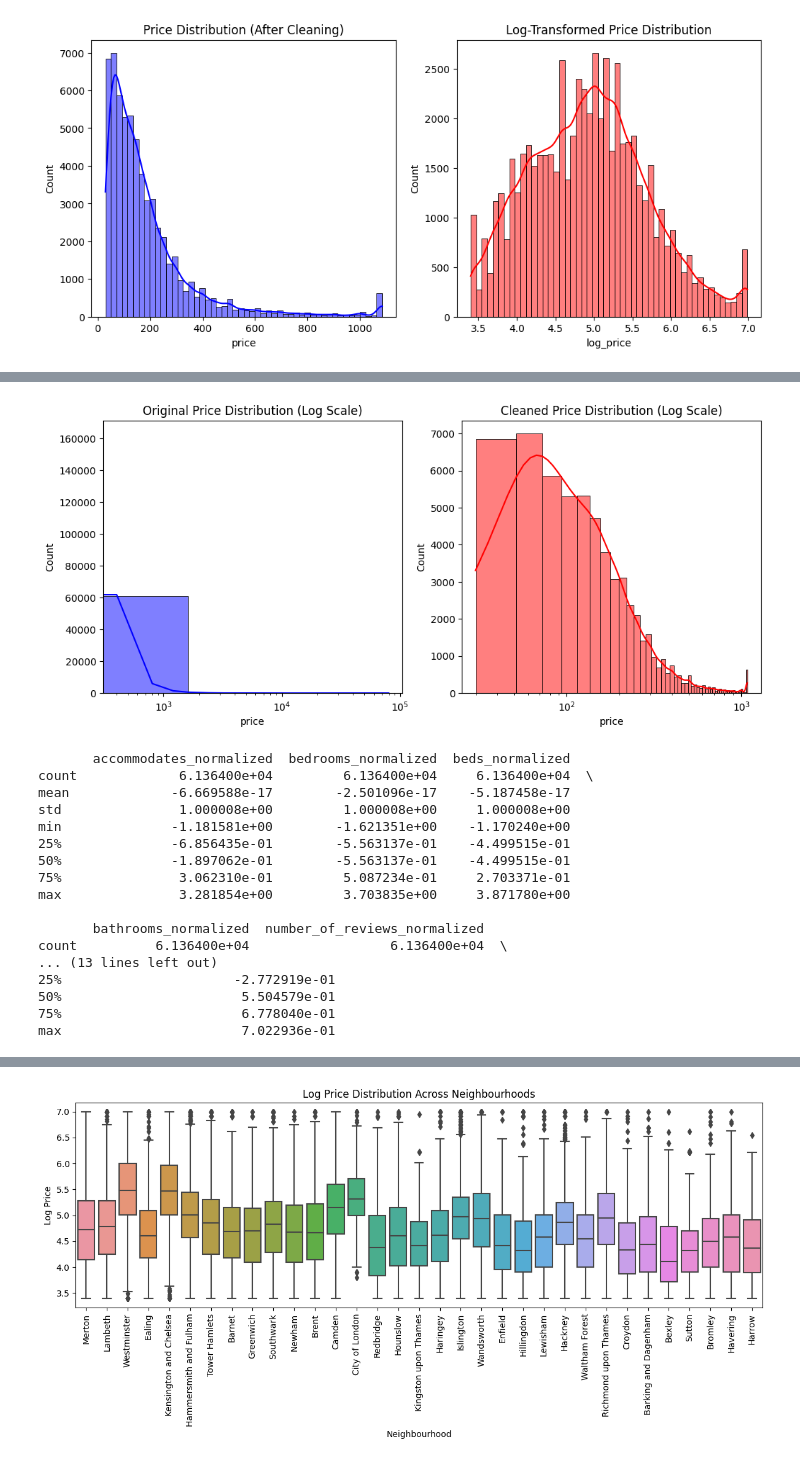
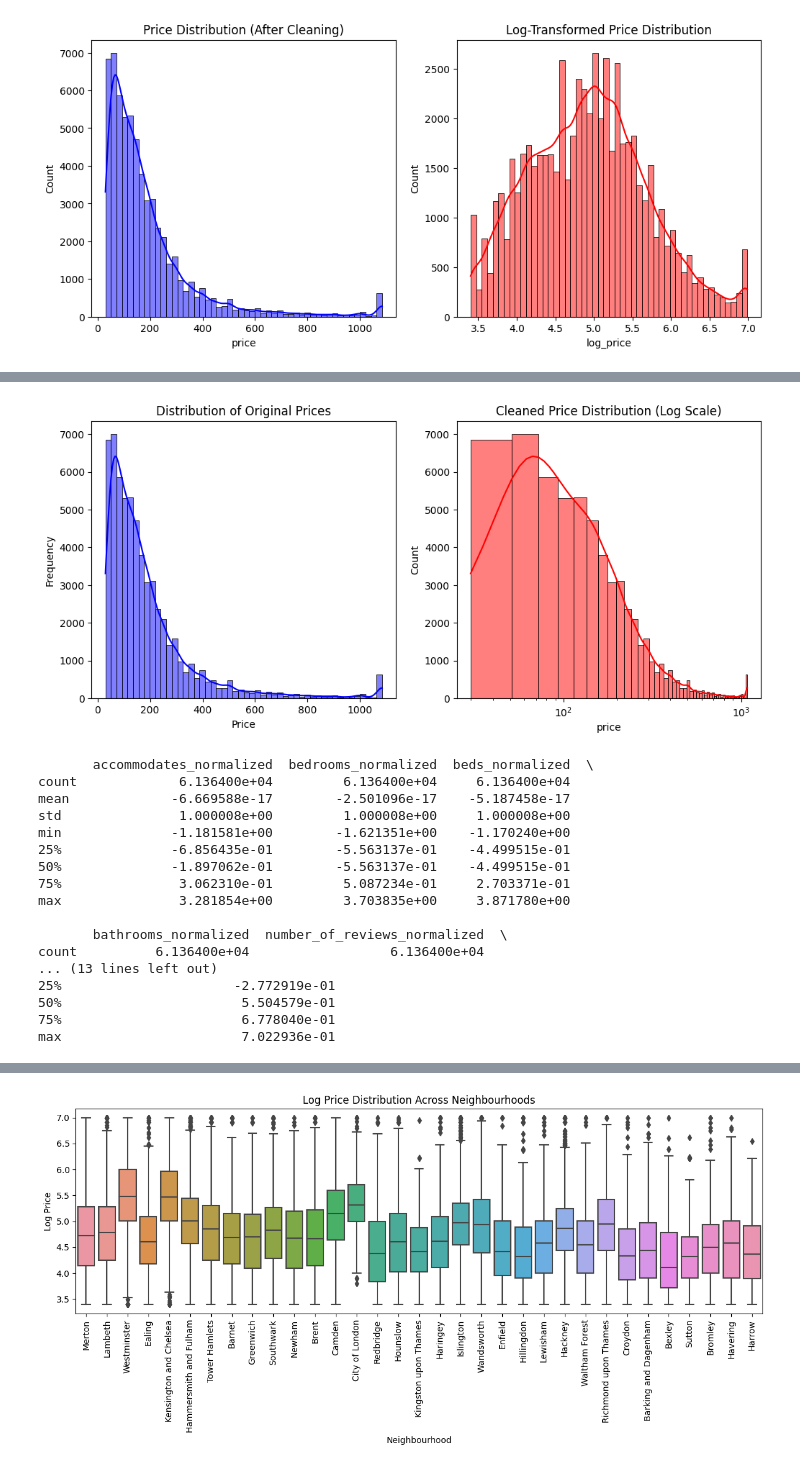
Before and after one commit to FP2003/AirBnB-Price-Prediction-System, a Jupyter notebook: fp100_jh851_final_solution.ipynb, the cells around one changed output, grey strips where cells are left out. Saved outputs shown, nothing was run; the diff lists cells and outputs as text; code cells hidden in the pictures.

```diff
--- a/fp100_jh851_final_solution.ipynb
+++ b/fp100_jh851_final_solution.ipynb
@@ -219,7 +219,7 @@ df['property_type_original'] = df['property_type']
 df['room_type_original'] = df['room_type']
 
 # One-Hot Encode categorical variables (new columns)
-df = pd.get_dummies(df, columns=['neighbourhood', 'property_type', 'room_type'], drop_first=True)
+df = pd.get_dummies(df, columns=['neighbourhood', 'property_type', 'room_type'])
 
 # Check updated shape
 print("Shape after encoding with preserved original columns:", df.shape)
@@ -324,21 +334,21 @@ plt.show()
 # %%
 plt.figure(figsize=(12, 5))
 
 # Original price distribution (log scale to fix overlap)
 plt.subplot(1, 2, 1)
-sns.histplot(df_first['price'], bins=50, kde=True, color='blue')
-plt.xscale('log')  # Apply log scale to x-axis
-plt.title("Original Price Distribution (Log Scale)")
+sns.histplot(df['price'], bins=50, kde=True, color='blue')
+plt.title('Distribution of Original Prices')
+plt.xlabel('Price')
+plt.ylabel('Frequency')
 
-# Cleaned price distribution
 plt.subplot(1, 2, 2)
 sns.histplot(df['price'], bins=50, kde=True, color='red')
 plt.xscale('log')
 plt.title("Cleaned Price Distribution (Log Scale)")
 
 plt.show()
 # %% [output]
-[figure, old version]
+[figure, new version]
 # %%
 # Define numerical features to normalize
 numerical_features = ['accommodates', 'bedrooms', 'beds', 'bathrooms', 'number_of_reviews', 'review_scores_rating']
@@ -355,8 +365,8 @@ df[[col + "_normalized" for col in numerical_features]] = scaler.fit_transform(d
 # Check transformation results
 print(df[[col + "_normalized" for col in numerical_features]].describe())
 # %% [output]
-       accommodates_normalized  bedrooms_normalized  beds_normalized
-count             6.136400e+04         6.136400e+04     6.136400e+04  \
+       accommodates_normalized  bedrooms_normalized  beds_normalized  \
+count             6.136400e+04         6.136400e+04     6.136400e+04
 mean             -6.669588e-17        -2.501096e-17    -5.187458e-17
 std               1.000008e+00         1.000008e+00     1.000008e+00
 min              -1.181581e+00        -1.621351e+00    -1.170240e+00
@@ -365,8 +375,8 @@ min              -1.181581e+00        -1.621351e+00    -1.170240e+00
 75%               3.062310e-01         5.087234e-01     2.703371e-01
 max               3.281854e+00         3.703835e+00     3.871780e+00
 
-       bathrooms_normalized  number_of_reviews_normalized
-count          6.136400e+04                  6.136400e+04  \
+       bathrooms_normalized  number_of_reviews_normalized  \
+count          6.136400e+04                  6.136400e+04
 ... (13 lines left out)
 25%                      -2.772919e-01
 50%                       5.504579e-01
```
Also changed, not shown: parts of 17 cells of this notebook.
